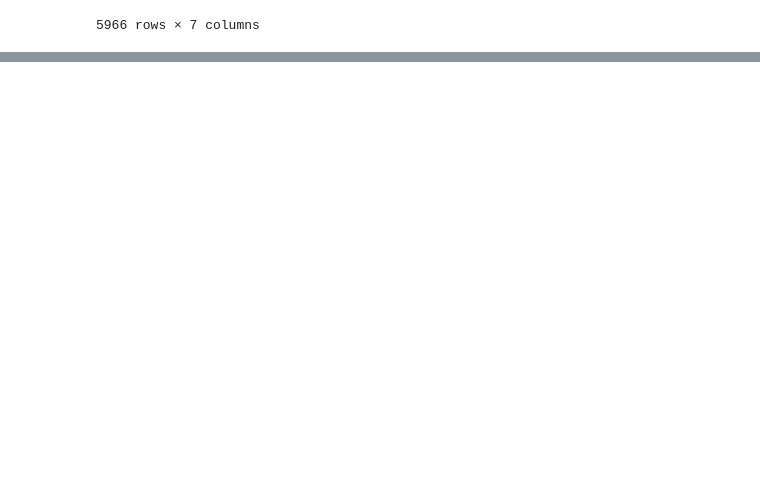
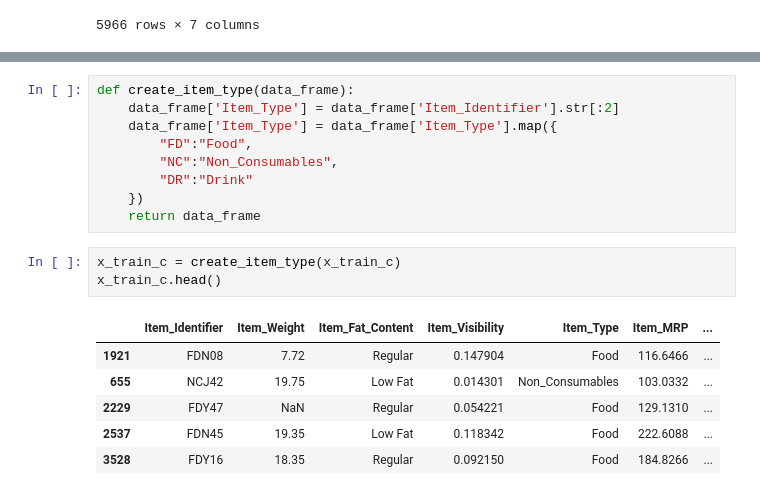
Before and after one commit to AyushNigam-1/ML-Projects, a Jupyter notebook: Sales Prediction/main.ipynb, the cells around one changed output, grey strips where cells are left out. Saved outputs shown, nothing was run; the diff lists cells and outputs as text; blank space fills up the shorter version.

Commit message:
Completed Data Cleaning

```diff
--- a/Sales Prediction/main.ipynb
+++ b/Sales Prediction/main.ipynb
@@ -140,0 +176,19 @@ cat_features.describe()
+# %%
+def create_item_type(data_frame):
+    data_frame['Item_Type'] = data_frame['Item_Identifier'].str[:2]
+    data_frame['Item_Type'] = data_frame['Item_Type'].map({
+        "FD":"Food",
+        "NC":"Non_Consumables",
+        "DR":"Drink"
+    })
+    return data_frame
+# %%
+x_train_c = create_item_type(x_train_c)
+x_train_c.head()
+# %% [output]
+|  | Item_Identifier | Item_Weight | Item_Fat_Content | Item_Visibility | Item_Type | Item_MRP | ... |
+| 1921 | FDN08 | 7.72 | Regular | 0.147904 | Food | 116.6466 | ... |
+| 655 | NCJ42 | 19.75 | Low Fat | 0.014301 | Non_Consumables | 103.0332 | ... |
+| 2229 | FDY47 | NaN | Regular | 0.054221 | Food | 129.1310 | ... |
+| 2537 | FDN45 | 19.35 | Low Fat | 0.118342 | Food | 222.6088 | ... |
+| 3528 | FDY16 | 18.35 | Regular | 0.092150 | Food | 184.8266 | ... |
```
Also changed, not shown: parts of 18 cells of this notebook.
